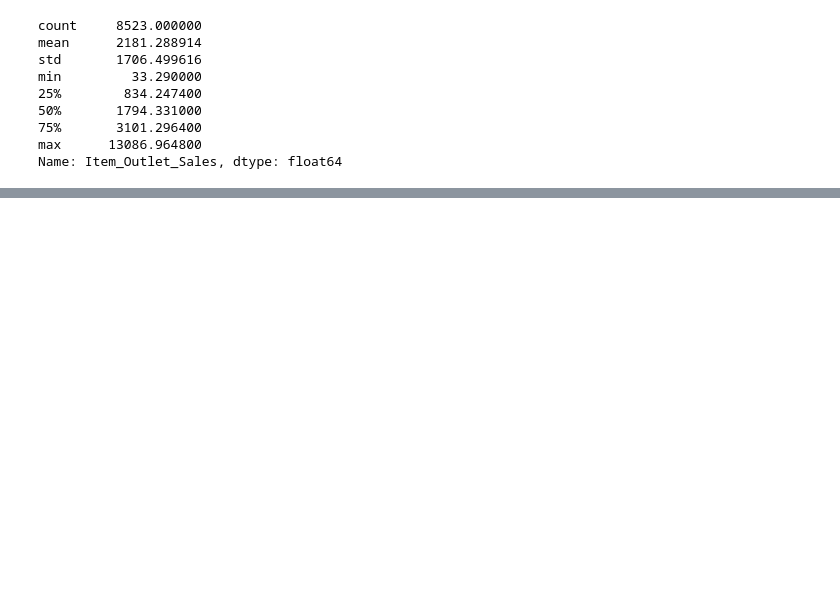
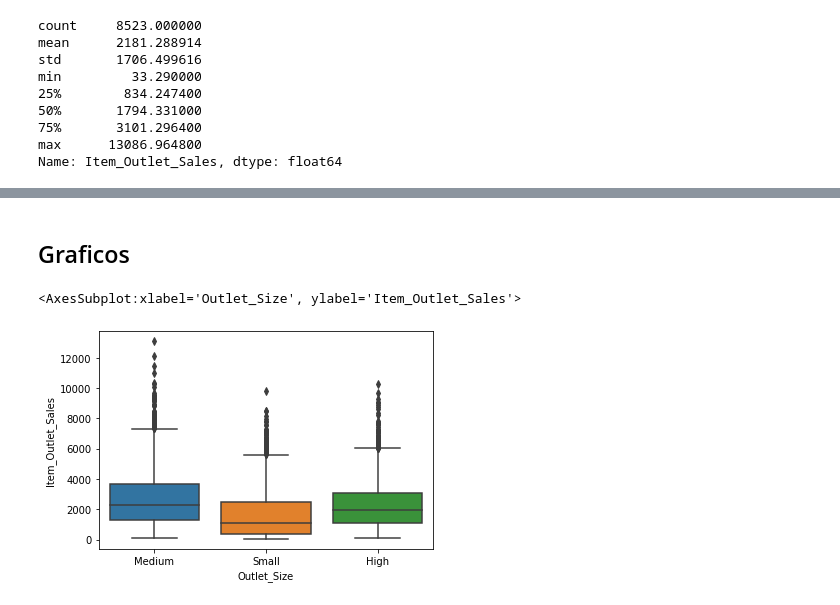
Before and after one commit to jhonnydss/sales-predictions, a Jupyter notebook: sales_predictions.ipynb, the cells around one changed output, grey strips where cells are left out. Cells and saved outputs as stored; diff of their text form; code cells hidden in the pictures; blank space fills up the shorter version.

```diff
--- a/sales_predictions.ipynb
+++ b/sales_predictions.ipynb
@@ -556,0 +602,7 @@ Name: Item_Outlet_Sales, dtype: float64
+# %% [markdown]
+## Graficos
+# %%
+sns.boxplot(x = 'Outlet_Size', y = 'Item_Outlet_Sales', data = df)
+# %% [output]
+<AxesSubplot:xlabel='Outlet_Size', ylabel='Item_Outlet_Sales'>
+[figure, added]
```
Also changed, not shown: parts of 27 cells of this notebook.
